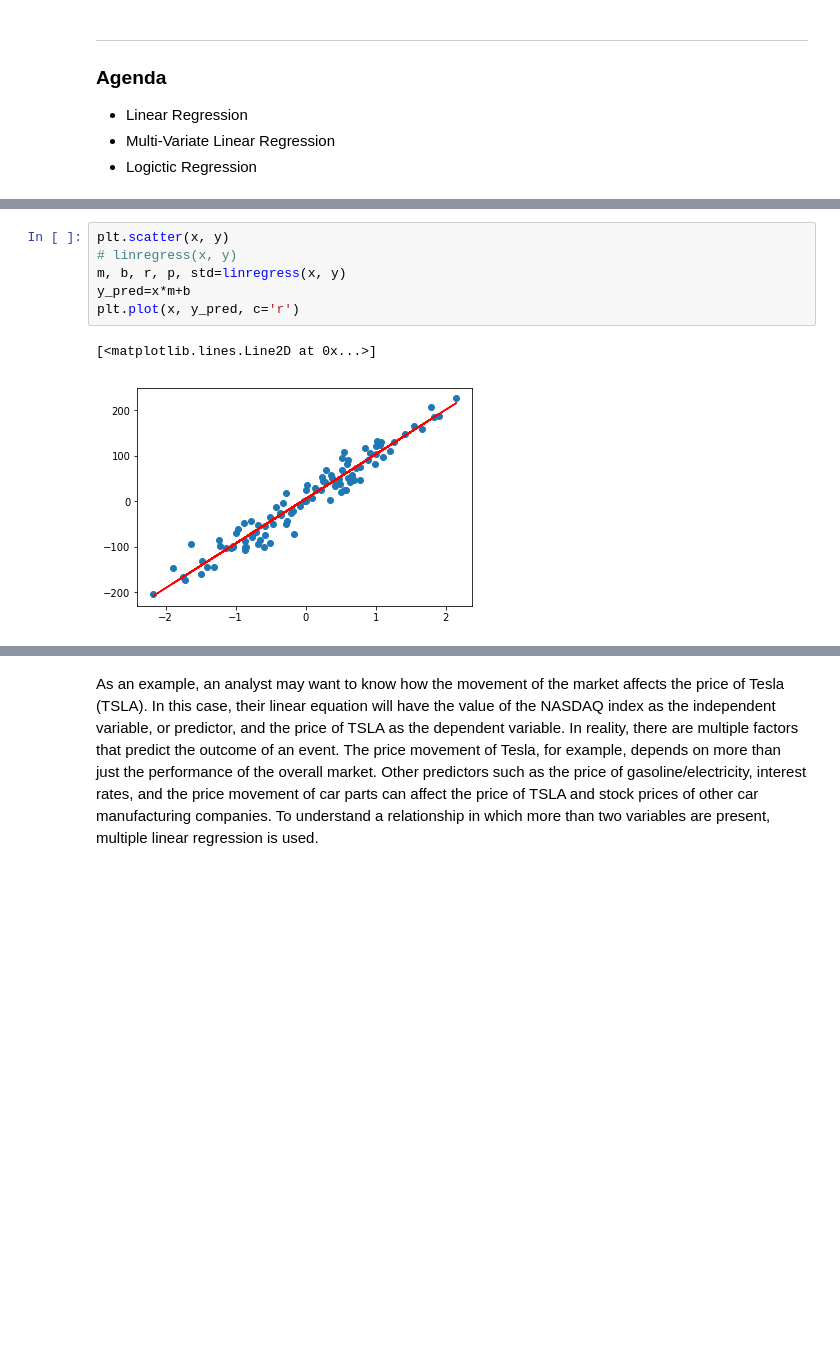
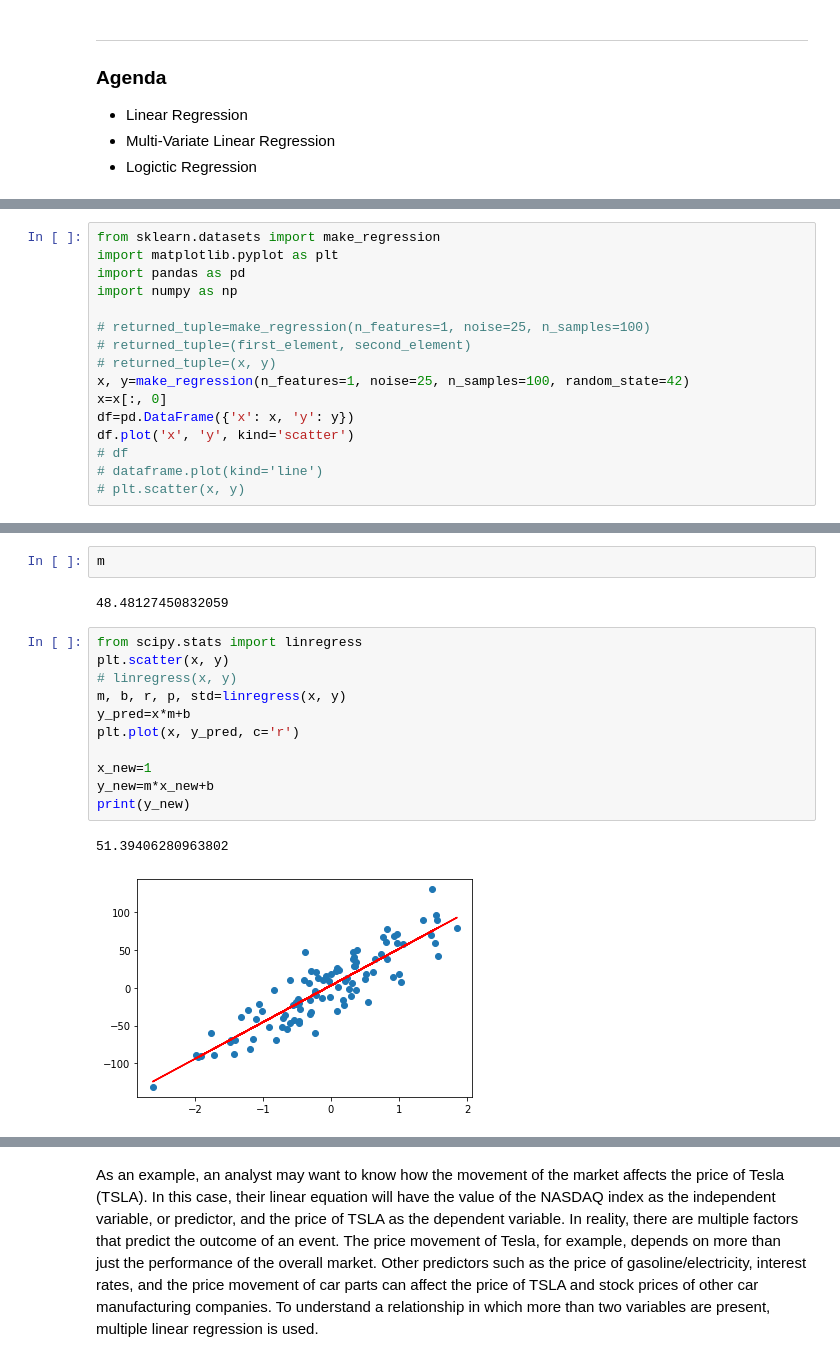
Before and after one commit to kevinclee26/nebula_ds, a Jupyter notebook: class_d7/regression_analysis.ipynb, the cells around one changed output, grey strips where cells are left out. Drawn from its saved outputs; the diff is of its cells as text; blank space fills up the shorter version.

```diff
--- a/class_d7/regression_analysis.ipynb
+++ b/class_d7/regression_analysis.ipynb
@@ -43,0 +24,16 @@ plt.scatter(x, y)
+# %%
+from sklearn.datasets import make_regression
+import matplotlib.pyplot as plt
+import pandas as pd
+import numpy as np
+
+# returned_tuple=make_regression(n_features=1, noise=25, n_samples=100)
+# returned_tuple=(first_element, second_element)
+# returned_tuple=(x, y)
+x, y=make_regression(n_features=1, noise=25, n_samples=100, random_state=42)
+x=x[:, 0]
+df=pd.DataFrame({'x': x, 'y': y})
+df.plot('x', 'y', kind='scatter')
+# df
+# dataframe.plot(kind='line')
+# plt.scatter(x, y)
@@ -44,12 +126,21 @@ plt.scatter(x, y)
+# %%
+m
+# %% [output]
+48.48127450832059
 # %%
+from scipy.stats import linregress
 plt.scatter(x, y)
 # linregress(x, y)
 m, b, r, p, std=linregress(x, y)
 y_pred=x*m+b
 plt.plot(x, y_pred, c='r')
+
+x_new=1
+y_new=m*x_new+b
+print(y_new)
 # %% [output]
-[<matplotlib.lines.Line2D at 0x...>]
+51.39406280963802
-[figure, old version]
+[figure, new version]
 # %% [markdown]
 ### Multi-Variate Linear Regression
 This is quite similar to the simple linear regression model we have discussed previously, but with multiple independent variables contributing to the dependent variable and hence multiple coefficients to determine and complex computation due to the added variables.
```
Also changed, not shown: parts of 8 cells of this notebook.
